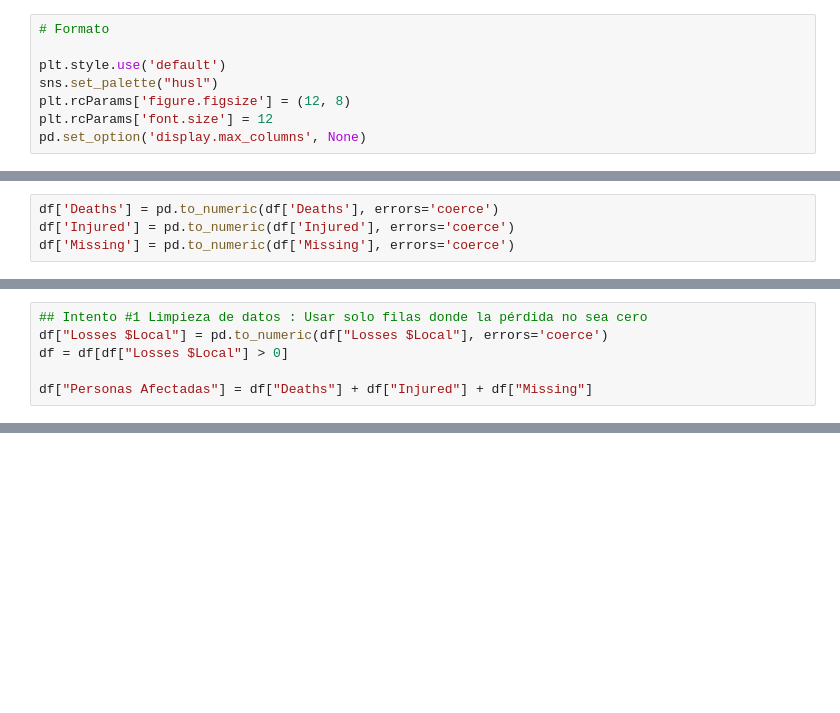
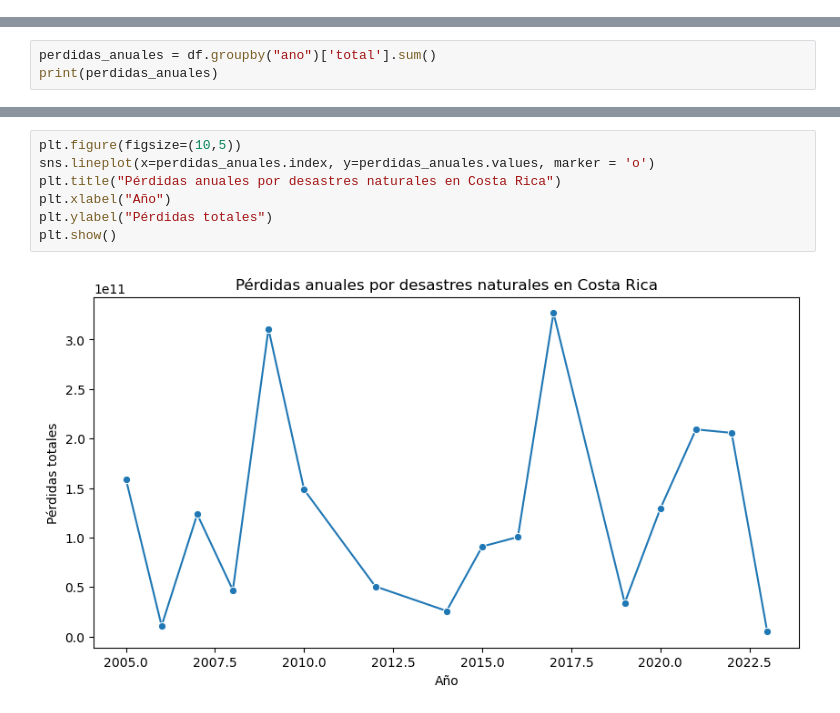
Before and after one commit to CA0307-II-2025/grupo-2, a Jupyter notebook: notebooks/0_analisis_exploratorio.ipynb, the cells around one changed output, grey strips where cells are left out. Saved outputs shown, nothing was run; the diff lists cells and outputs as text; blank space fills up the shorter version.

Commit message:
feat: Analisis inicial de datos

```diff
--- a/notebooks/0_analisis_exploratorio.ipynb
+++ b/notebooks/0_analisis_exploratorio.ipynb
@@ -24,8 +17,0 @@ df.columns = ['Serial', 'Event', 'Provincia', 'Canton',
-# %%
-# Formato
-
-plt.style.use('default')
-sns.set_palette("husl")
-plt.rcParams['figure.figsize'] = (12, 8)
-plt.rcParams['font.size'] = 12
-pd.set_option('display.max_columns', None)
@@ -70,4 +17,0 @@ categoricas = ['Event', 'Provincia', 'Canton', 'Distrito', 'Ubicacion', 'Cause',
-# %%
-df['Deaths'] = pd.to_numeric(df['Deaths'], errors='coerce')
-df['Injured'] = pd.to_numeric(df['Injured'], errors='coerce')
-df['Missing'] = pd.to_numeric(df['Missing'], errors='coerce')
@@ -79,6 +17,0 @@ array([ 0.,  1.,  2., nan,  4.,  3.,  5., 23., 14., 11.,  6.,  7., 10.,
-# %%
-## Intento #1 Limpieza de datos : Usar solo filas donde la pérdida no sea cero
-df["Losses $Local"] = pd.to_numeric(df["Losses $Local"], errors='coerce')
-df = df[df["Losses $Local"] > 0]
-
-df["Personas Afectadas"] = df["Deaths"] + df["Injured"] + df["Missing"]
@@ -84,0 +20,3 @@ df["Personas Afectadas"] = df["Deaths"] + df["Injured"] + df["Missing"]
+# %%
+perdidas_anuales = df.groupby("ano")['total'].sum()
+print(perdidas_anuales)
@@ -84,0 +42,9 @@ df["Personas Afectadas"] = df["Deaths"] + df["Injured"] + df["Missing"]
+# %%
+plt.figure(figsize=(10,5))
+sns.lineplot(x=perdidas_anuales.index, y=perdidas_anuales.values, marker = 'o')
+plt.title("Pérdidas anuales por desastres naturales en Costa Rica")
+plt.xlabel("Año")
+plt.ylabel("Pérdidas totales")
+plt.show()
+# %% [output]
+[figure, added]
```
Also changed, not shown: parts of 14 cells of this notebook, 1 other file.
